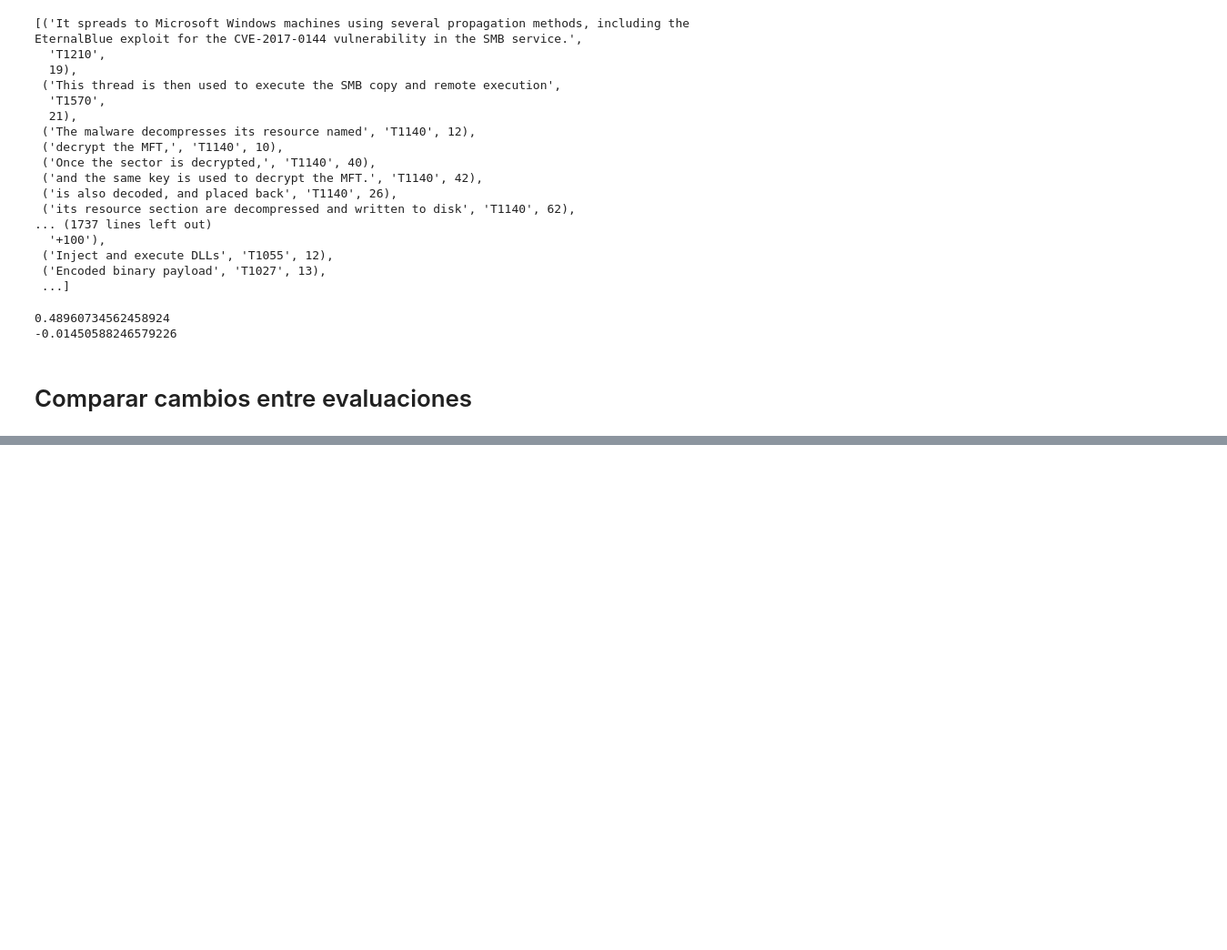
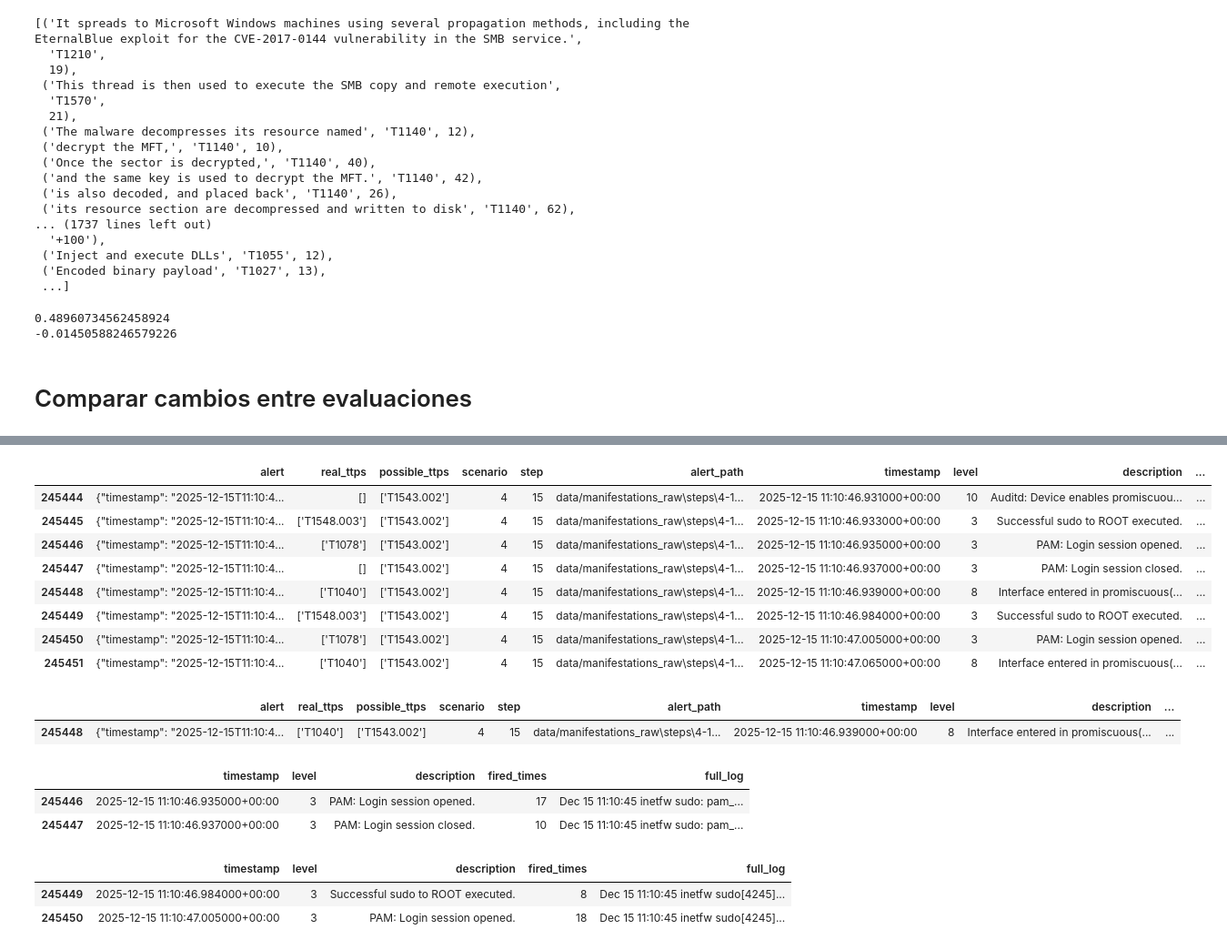
Before and after one commit to omarinfl/alert_correlation, a Jupyter notebook: pruebas.ipynb, the cells around one changed output, grey strips where cells are left out. Shown at 91% size. Saved outputs shown, nothing was run; the diff lists cells and outputs as text; code cells hidden in the pictures; blank space fills up the shorter version.

```diff
--- a/pruebas.ipynb
+++ b/pruebas.ipynb
@@ -2053,0 +2069,2 @@ df_cambios
+# %%
+data_repo = pd.read_csv('data/alerts_dataset_parsed.csv', parse_dates=['timestamp'])
@@ -2053,0 +2092,34 @@ df_cambios
+# %%
+data_repo.sort_values(by='timestamp', inplace=True)
+
+previous_alerts = data_repo[data_repo['timestamp'] < alert_time].tail(4//2)[['timestamp', 'level', 'description', 'fired_times', 'full_log']]
+subsequent_alerts = data_repo[data_repo['timestamp'] > alert_time].head(4//2)[['timestamp', 'level', 'description', 'fired_times', 'full_log']]
+# %%
+data_repo.iloc[245448-4:245448+4]
+# %% [output]
+|  | alert | real_ttps | possible_ttps | scenario | step | alert_path | timestamp | level | description | ... |
+| 245444 | {"timestamp": "2025-12-15T11:10:4... | [] | ['T1543.002'] | 4 | 15 | data/manifestations_raw\steps\4-1... | 2025-12-15 11:10:46.931000+00:00 | 10 | Auditd: Device enables promiscuou... | ... |
+| 245445 | {"timestamp": "2025-12-15T11:10:4... | ['T1548.003'] | ['T1543.002'] | 4 | 15 | data/manifestations_raw\steps\4-1... | 2025-12-15 11:10:46.933000+00:00 | 3 | Successful sudo to ROOT executed. | ... |
+| 245446 | {"timestamp": "2025-12-15T11:10:4... | ['T1078'] | ['T1543.002'] | 4 | 15 | data/manifestations_raw\steps\4-1... | 2025-12-15 11:10:46.935000+00:00 | 3 | PAM: Login session opened. | ... |
+| 245447 | {"timestamp": "2025-12-15T11:10:4... | [] | ['T1543.002'] | 4 | 15 | data/manifestations_raw\steps\4-1... | 2025-12-15 11:10:46.937000+00:00 | 3 | PAM: Login session closed. | ... |
+| 245448 | {"timestamp": "2025-12-15T11:10:4... | ['T1040'] | ['T1543.002'] | 4 | 15 | data/manifestations_raw\steps\4-1... | 2025-12-15 11:10:46.939000+00:00 | 8 | Interface entered in promiscuous(... | ... |
+| 245449 | {"timestamp": "2025-12-15T11:10:4... | ['T1548.003'] | ['T1543.002'] | 4 | 15 | data/manifestations_raw\steps\4-1... | 2025-12-15 11:10:46.984000+00:00 | 3 | Successful sudo to ROOT executed. | ... |
+| 245450 | {"timestamp": "2025-12-15T11:10:4... | ['T1078'] | ['T1543.002'] | 4 | 15 | data/manifestations_raw\steps\4-1... | 2025-12-15 11:10:47.005000+00:00 | 3 | PAM: Login session opened. | ... |
+| 245451 | {"timestamp": "2025-12-15T11:10:4... | ['T1040'] | ['T1543.002'] | 4 | 15 | data/manifestations_raw\steps\4-1... | 2025-12-15 11:10:47.065000+00:00 | 8 | Interface entered in promiscuous(... | ... |
+# %%
+data_repo[data_repo['timestamp'] == alert_time]
+# %% [output]
+|  | alert | real_ttps | possible_ttps | scenario | step | alert_path | timestamp | level | description | ... |
+| 245448 | {"timestamp": "2025-12-15T11:10:4... | ['T1040'] | ['T1543.002'] | 4 | 15 | data/manifestations_raw\steps\4-1... | 2025-12-15 11:10:46.939000+00:00 | 8 | Interface entered in promiscuous(... | ... |
+# %%
+previous_alerts
+# %% [output]
+|  | timestamp | level | description | fired_times | full_log |
+| 245446 | 2025-12-15 11:10:46.935000+00:00 | 3 | PAM: Login session opened. | 17 | Dec 15 11:10:45 inetfw sudo: pam_... |
+| 245447 | 2025-12-15 11:10:46.937000+00:00 | 3 | PAM: Login session closed. | 10 | Dec 15 11:10:45 inetfw sudo: pam_... |
+# %%
+subsequent_alerts
+# %% [output]
+|  | timestamp | level | description | fired_times | full_log |
+| 245449 | 2025-12-15 11:10:46.984000+00:00 | 3 | Successful sudo to ROOT executed. | 8 | Dec 15 11:10:45 inetfw sudo[4245]... |
+| 245450 | 2025-12-15 11:10:47.005000+00:00 | 3 | PAM: Login session opened. | 18 | Dec 15 11:10:45 inetfw sudo[4245]... |
```
Also changed, not shown: parts of 18 cells of this notebook, 15 other files.
